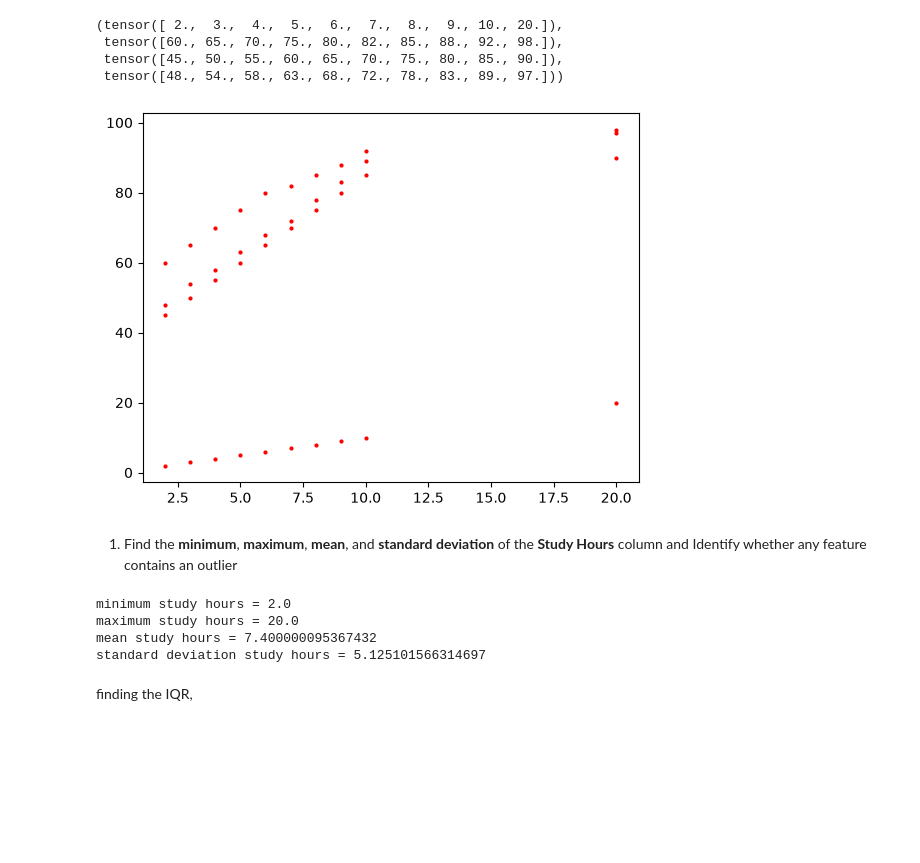
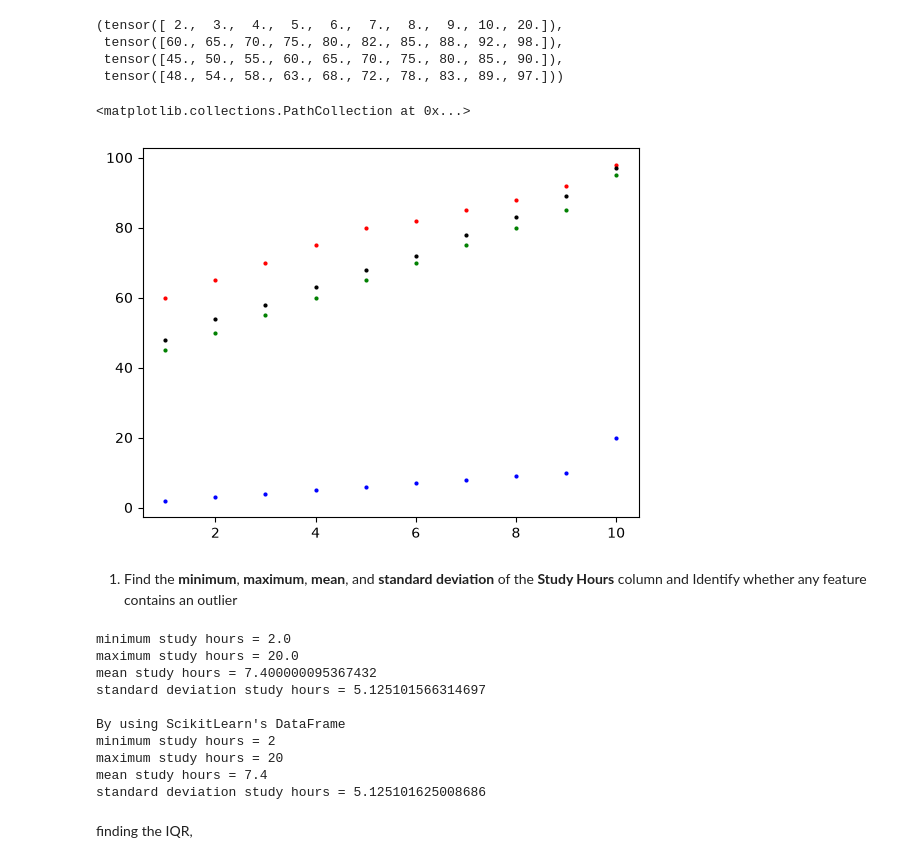
Before and after one commit to Anand-Ramdas-Kale/learning-basics, a Jupyter notebook: et_00.ipynb, the cells around one changed output. Saved outputs shown, nothing was run; the diff lists cells and outputs as text; code cells hidden in the pictures; blank space fills up the shorter version.

```diff
--- a/et_00.ipynb
+++ b/et_00.ipynb
@@ -17,6 +17,16 @@ import torch
 | S8 | 9 | 88 | 80 | 83 |
 | S9 | 10 |  92|  85 | 89 |
 | S10 | 20 | 98 | 95 | 97|
+# %%
+df = pd.DataFrame({
+    "Study Hours": [2,3,4,5,6,7,8,9,10,20],
+    "Attendance": [60,65,70,75,80,82,85,88,92,98],
+    "Assignment Score": [45,50,55,60,65,70,75,80,85,95],
+    "Final Marks": [48,54,58,63,68,72,78,83,89,97]
+})
+
+X = df[["Study Hours", "Attendance", "Assignment Score"]]
+y = df["Final Marks"]
 # %%
 study_hours = torch.tensor([2,3,4,5,6,7,8,9,10,20], dtype=torch.float32)
 attendance = torch.tensor([60, 65, 70, 75, 80, 82, 85, 88, 92, 98], dtype=torch.float32)
@@ -29,13 +39,15 @@ study_hours, attendance, assignment_score, final_marks
  tensor([60., 65., 70., 75., 80., 82., 85., 88., 92., 98.]),
  tensor([45., 50., 55., 60., 65., 70., 75., 80., 85., 90.]),
  tensor([48., 54., 58., 63., 68., 72., 78., 83., 89., 97.]))
-# %%
-data = [study_hours, attendance, assignment_score, final_marks]
-
-for x in data:
-    plt.scatter(study_hours, x, c='r', s=4)
-# %% [output]
-[figure, removed]
+# %%
+index = [i for i in range(1, 11)]
+plt.scatter(index, df["Study Hours"], c="b", s=4)
+plt.scatter(index, df["Attendance"], c="r", s=4)
+plt.scatter(index, df["Assignment Score"], c="g", s=4)
+plt.scatter(index, df["Final Marks"], c="black", s=4)
+# %% [output]
+<matplotlib.collections.PathCollection at 0x...>
+[figure, added]
 # %% [markdown]
 1) Find the **minimum**, **maximum**, **mean**, and **standard deviation** of the **Study Hours**
 column and Identify whether any feature contains an outlier
@@ -44,11 +56,23 @@ print(f"minimum study hours = {study_hours.min()}")
 print(f"maximum study hours = {study_hours.max()}")
 print(f"mean study hours = {study_hours.mean()}")
 print(f"standard deviation study hours = {study_hours.std()}")
+
+print("\nBy using ScikitLearn's DataFrame")
+print(f"minimum study hours = {df["Study Hours"].min()}")
+print(f"maximum study hours = {df["Study Hours"].max()}")
+print(f"mean study hours = {df["Study Hours"].mean()}")
+print(f"standard deviation study hours = {df["Study Hours"].std()}")
 # %% [output]
 minimum study hours = 2.0
 maximum study hours = 20.0
 mean study hours = 7.400000095367432
 standard deviation study hours = 5.125101566314697
+
+By using ScikitLearn's DataFrame
+minimum study hours = 2
+maximum study hours = 20
+mean study hours = 7.4
+standard deviation study hours = 5.125101625008686
 # %% [markdown]
 finding the IQR,
 # %%
```
Also changed, not shown: parts of 11 cells of this notebook.
